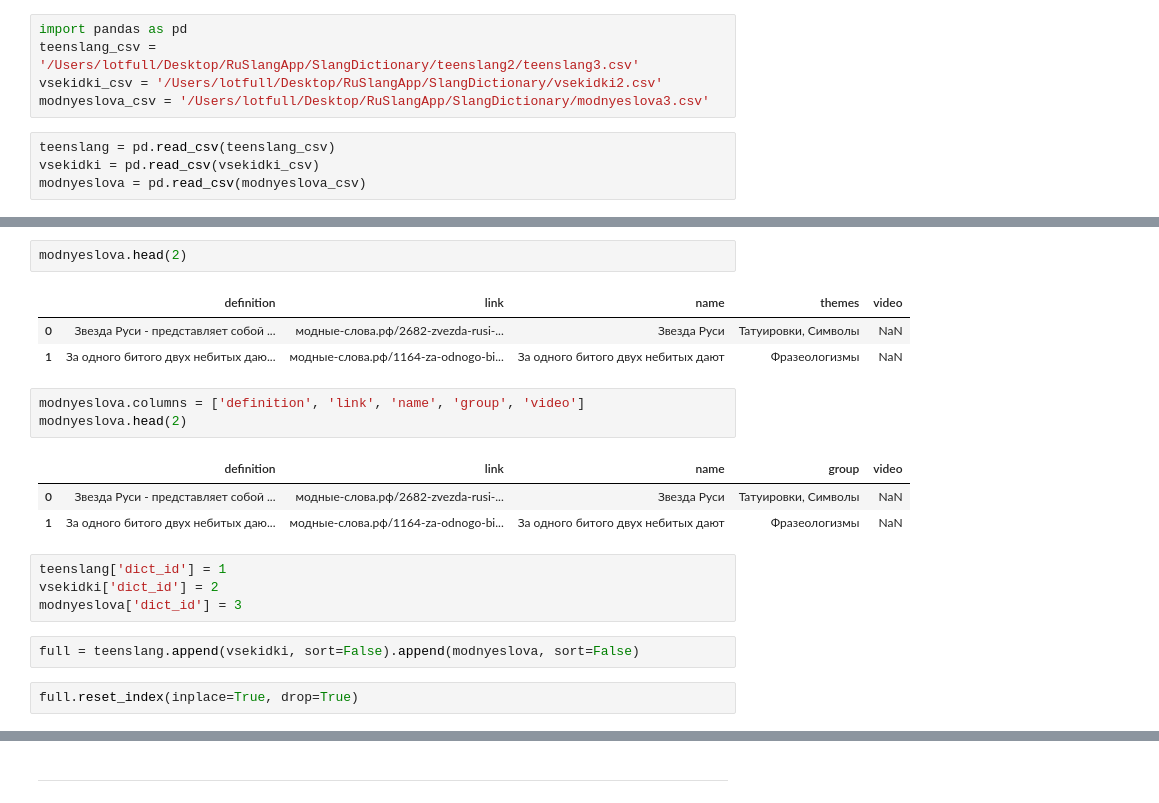
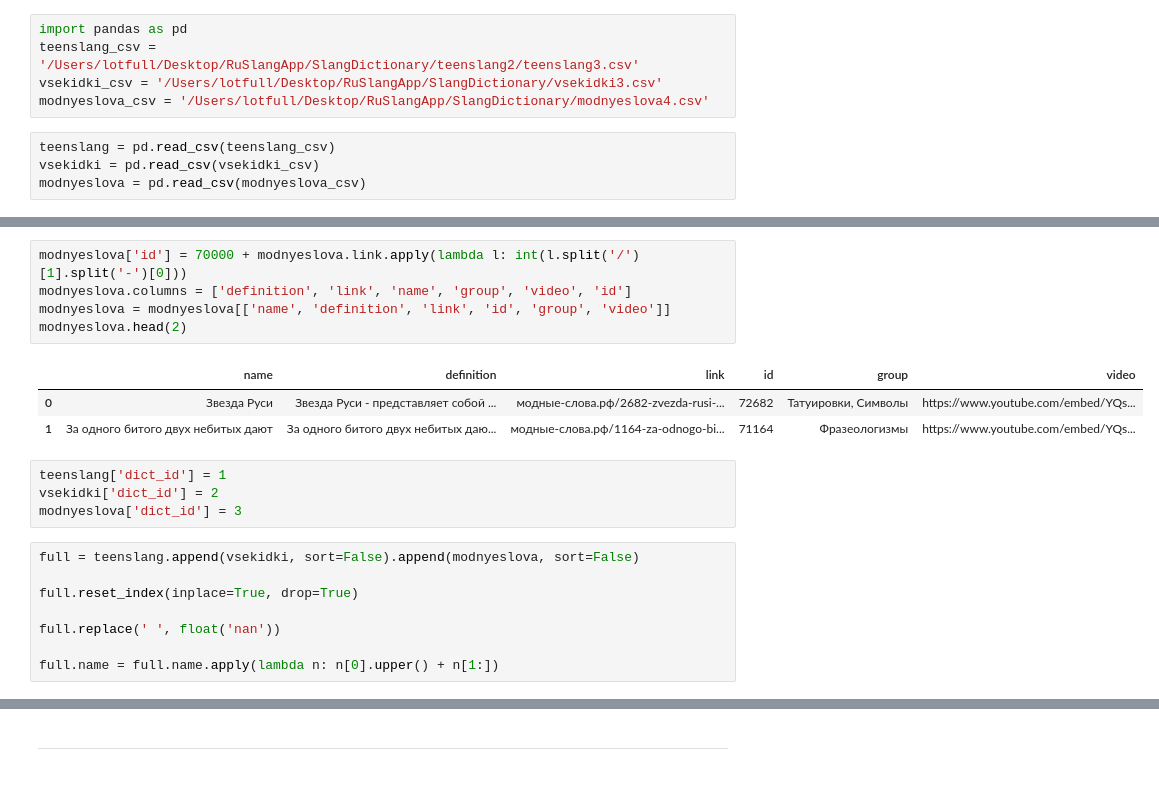
Before and after one commit to lotfull/RuSlangApp, a Jupyter notebook: SlangDictionary/dict_merge.ipynb, the cells around one changed output, grey strips where cells are left out. Cells and saved outputs as stored; diff of their text form.

```diff
--- a/SlangDictionary/dict_merge.ipynb
+++ b/SlangDictionary/dict_merge.ipynb
@@ -9,8 +9,8 @@ vsekidki2.csv
 # %%
 import pandas as pd
 teenslang_csv = '/Users/lotfull/Desktop/RuSlangApp/SlangDictionary/teenslang2/teenslang3.csv'
-vsekidki_csv = '/Users/lotfull/Desktop/RuSlangApp/SlangDictionary/vsekidki2.csv'
-modnyeslova_csv = '/Users/lotfull/Desktop/RuSlangApp/SlangDictionary/modnyeslova3.csv'
+vsekidki_csv = '/Users/lotfull/Desktop/RuSlangApp/SlangDictionary/vsekidki3.csv'
+modnyeslova_csv = '/Users/lotfull/Desktop/RuSlangApp/SlangDictionary/modnyeslova4.csv'
 # %%
 teenslang = pd.read_csv(teenslang_csv)
 vsekidki = pd.read_csv(vsekidki_csv)
@@ -49,21 +31,21 @@ vsekidki.head(2)
-# %%
-modnyeslova.head(2)
-# %% [output]
-|  | definition | link | name | themes | video |
-| 0 | Звезда Руси - представляет собой ... | модные-слова.рф/2682-zvezda-rusi-... | Звезда Руси | Татуировки, Символы | NaN |
-| 1 | За одного битого двух небитых даю... | модные-слова.рф/1164-za-odnogo-bi... | За одного битого двух небитых дают | Фразеологизмы | NaN |
 # %%
-modnyeslova.columns = ['definition', 'link', 'name', 'group', 'video']
+modnyeslova['id'] = 70000 + modnyeslova.link.apply(lambda l: int(l.split('/')[1].split('-')[0]))
+modnyeslova.columns = ['definition', 'link', 'name', 'group', 'video', 'id']
+modnyeslova = modnyeslova[['name', 'definition', 'link', 'id', 'group', 'video']]
 modnyeslova.head(2)
 # %% [output]
-|  | definition | link | name | group | video |
-| 0 | Звезда Руси - представляет собой ... | модные-слова.рф/2682-zvezda-rusi-... | Звезда Руси | Татуировки, Символы | NaN |
-| 1 | За одного битого двух небитых даю... | модные-слова.рф/1164-za-odnogo-bi... | За одного битого двух небитых дают | Фразеологизмы | NaN |
+|  | name | definition | link | id | group | video |
+| 0 | Звезда Руси | Звезда Руси - представляет собой ... | модные-слова.рф/2682-zvezda-rusi-... | 72682 | Татуировки, Символы | https://www.youtube.com/embed/YQs... |
+| 1 | За одного битого двух небитых дают | За одного битого двух небитых даю... | модные-слова.рф/1164-za-odnogo-bi... | 71164 | Фразеологизмы | https://www.youtube.com/embed/YQs... |
 # %%
 teenslang['dict_id'] = 1
 vsekidki['dict_id'] = 2
 modnyeslova['dict_id'] = 3
 # %%
 full = teenslang.append(vsekidki, sort=False).append(modnyeslova, sort=False)
+
+full.reset_index(inplace=True, drop=True)
+
+full.replace(' ', float('nan'))
+
+full.name = full.name.apply(lambda n: n[0].upper() + n[1:])
-# %%
-full.reset_index(inplace=True, drop=True)
```
Also changed, not shown: parts of 8 cells of this notebook, 32 other files.
